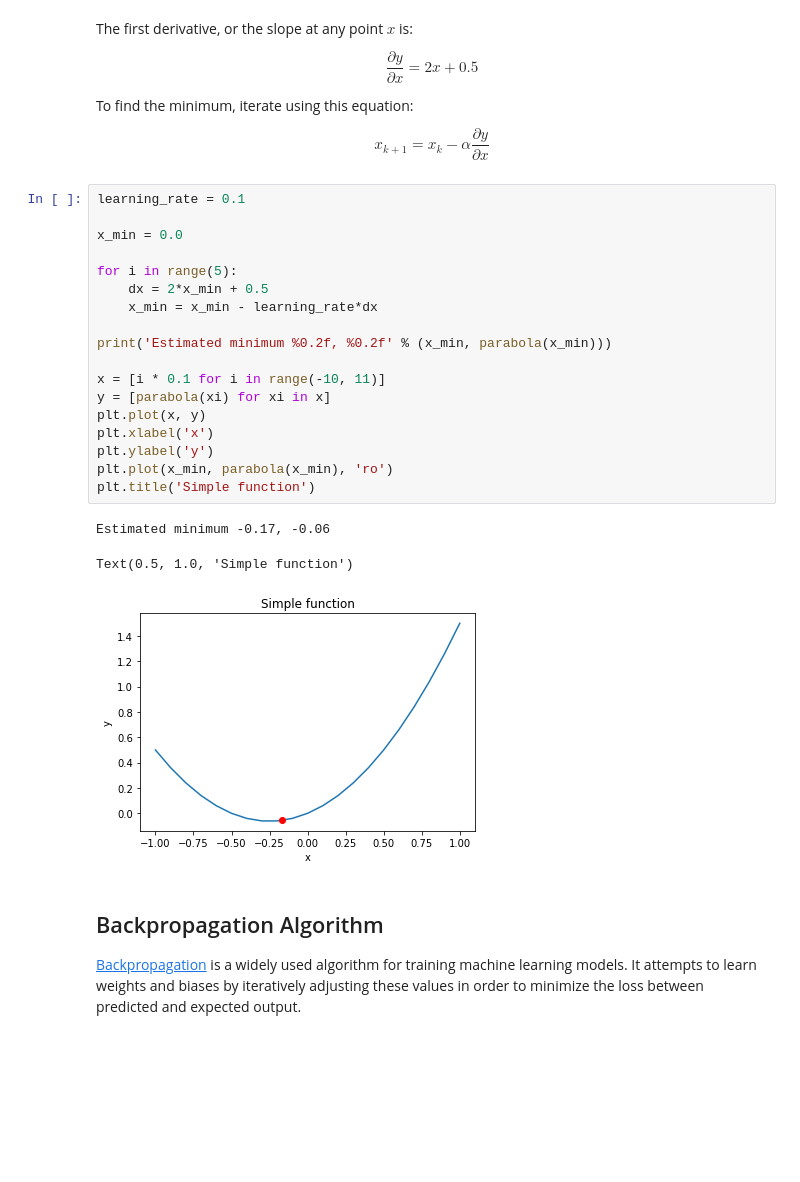
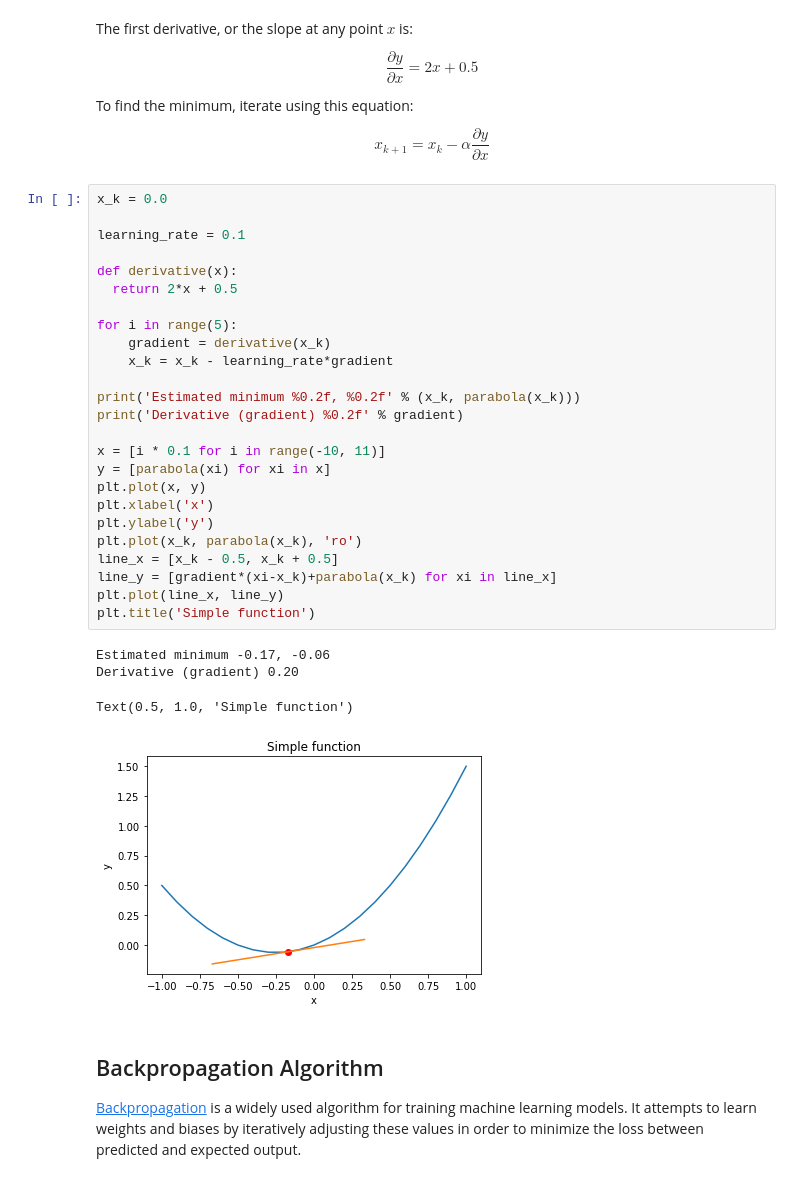
Before and after one commit to msiddalingaiah/MachineLearning, a Jupyter notebook: Regression/Iris_Classification.ipynb, the cells around one changed output. Saved outputs shown, nothing was run; the diff lists cells and outputs as text; blank space fills up the shorter version.

```diff
--- a/Regression/Iris_Classification.ipynb
+++ b/Regression/Iris_Classification.ipynb
@@ -197,27 +197,35 @@ To find the minimum, iterate using this equation:
 
 $$x_{k+1} = x_{k} - \alpha \frac{\partial y}{\partial x}$$
 # %%
+x_k = 0.0
+
 learning_rate = 0.1
 
-x_min = 0.0
+def derivative(x):
+  return 2*x + 0.5
 
 for i in range(5):
-    dx = 2*x_min + 0.5
-    x_min = x_min - learning_rate*dx
+    gradient = derivative(x_k)
+    x_k = x_k - learning_rate*gradient
 
-print('Estimated minimum %0.2f, %0.2f' % (x_min, parabola(x_min)))
+print('Estimated minimum %0.2f, %0.2f' % (x_k, parabola(x_k)))
+print('Derivative (gradient) %0.2f' % gradient)
 
 x = [i * 0.1 for i in range(-10, 11)]
 y = [parabola(xi) for xi in x]
 plt.plot(x, y)
 plt.xlabel('x')
 plt.ylabel('y')
-plt.plot(x_min, parabola(x_min), 'ro')
+plt.plot(x_k, parabola(x_k), 'ro')
+line_x = [x_k - 0.5, x_k + 0.5]
+line_y = [gradient*(xi-x_k)+parabola(x_k) for xi in line_x]
+plt.plot(line_x, line_y)
 plt.title('Simple function')
 # %% [output]
 Estimated minimum -0.17, -0.06
+Derivative (gradient) 0.20
 Text(0.5, 1.0, 'Simple function')
-[figure, old version]
+[figure, new version]
 # %% [markdown]
 ## Backpropagation Algorithm
 
```
Also changed, not shown: parts of 7 cells of this notebook.
